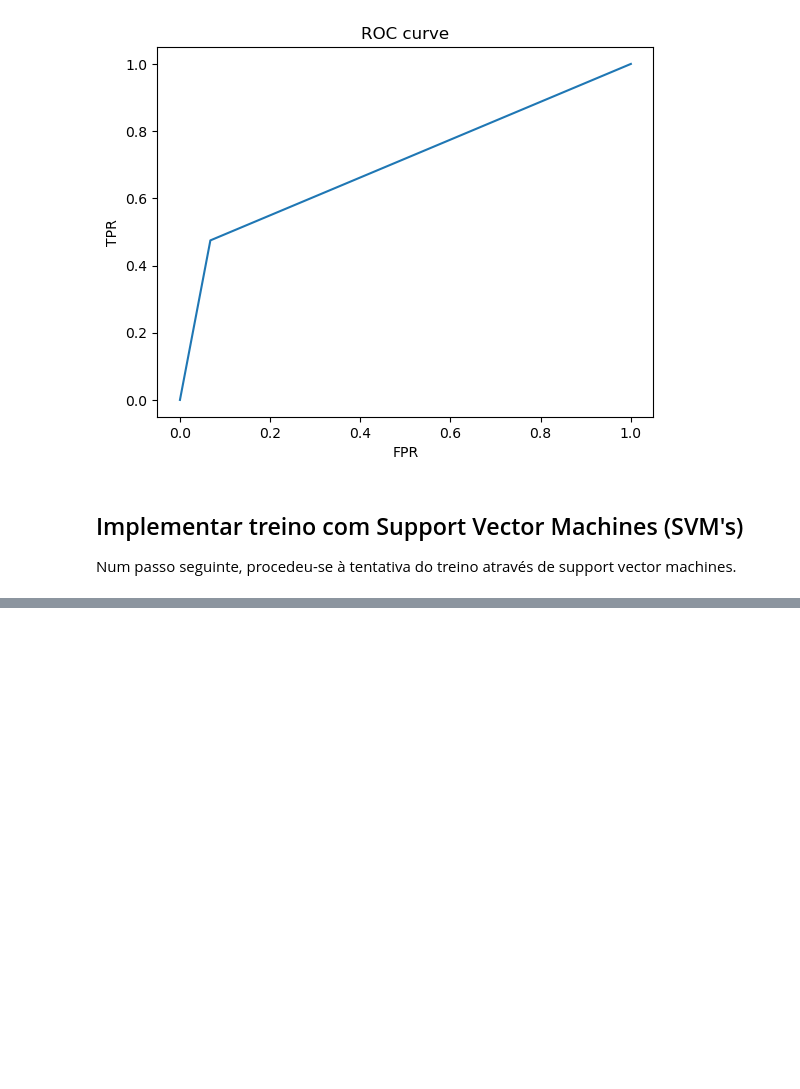
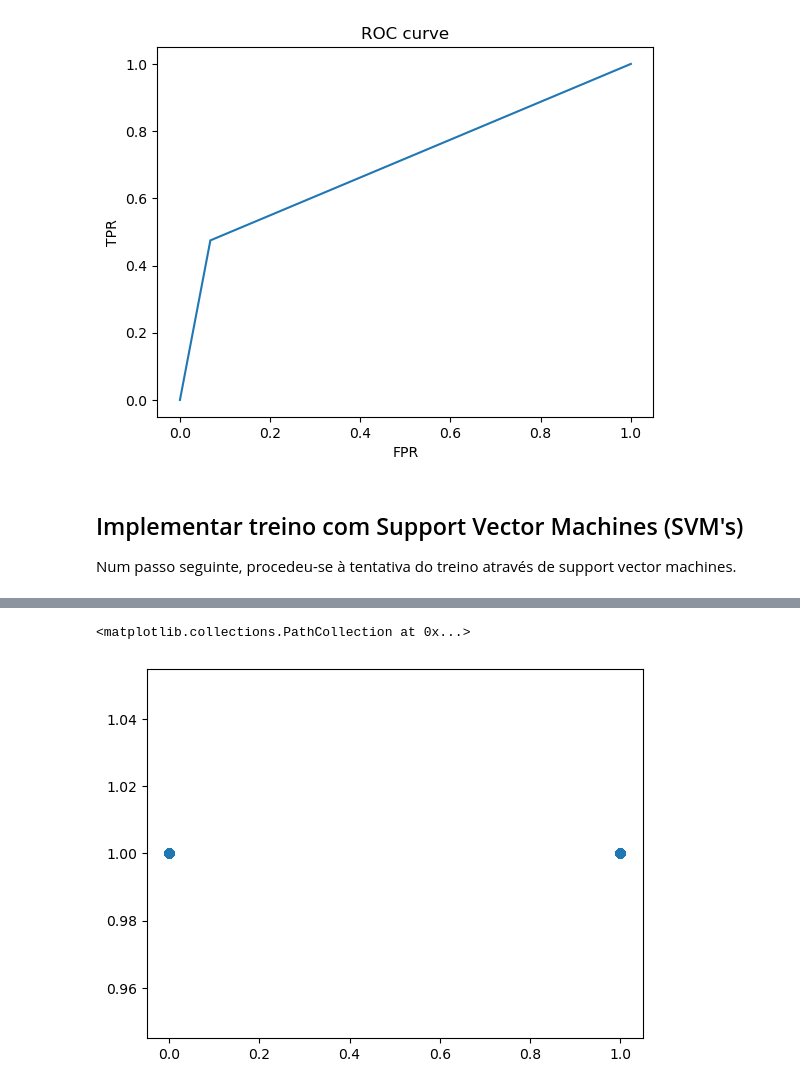
Before and after one commit to MiguelFernandes13/daa, a Jupyter notebook: bank_marketing/Banco.ipynb, the cells around one changed output, grey strips where cells are left out. Drawn from its saved outputs; the diff is of its cells as text; code cells hidden in the pictures; blank space fills up the shorter version.

```diff
--- a/bank_marketing/Banco.ipynb
+++ b/bank_marketing/Banco.ipynb
@@ -828,0 +1098,5 @@ Num passo seguinte, procedeu-se à tentativa do treino através de support vecto
+# %%
+plt.scatter(y_test, predictions)
+# %% [output]
+<matplotlib.collections.PathCollection at 0x...>
+[figure, added]
```
Also changed, not shown: parts of 34 cells of this notebook.
